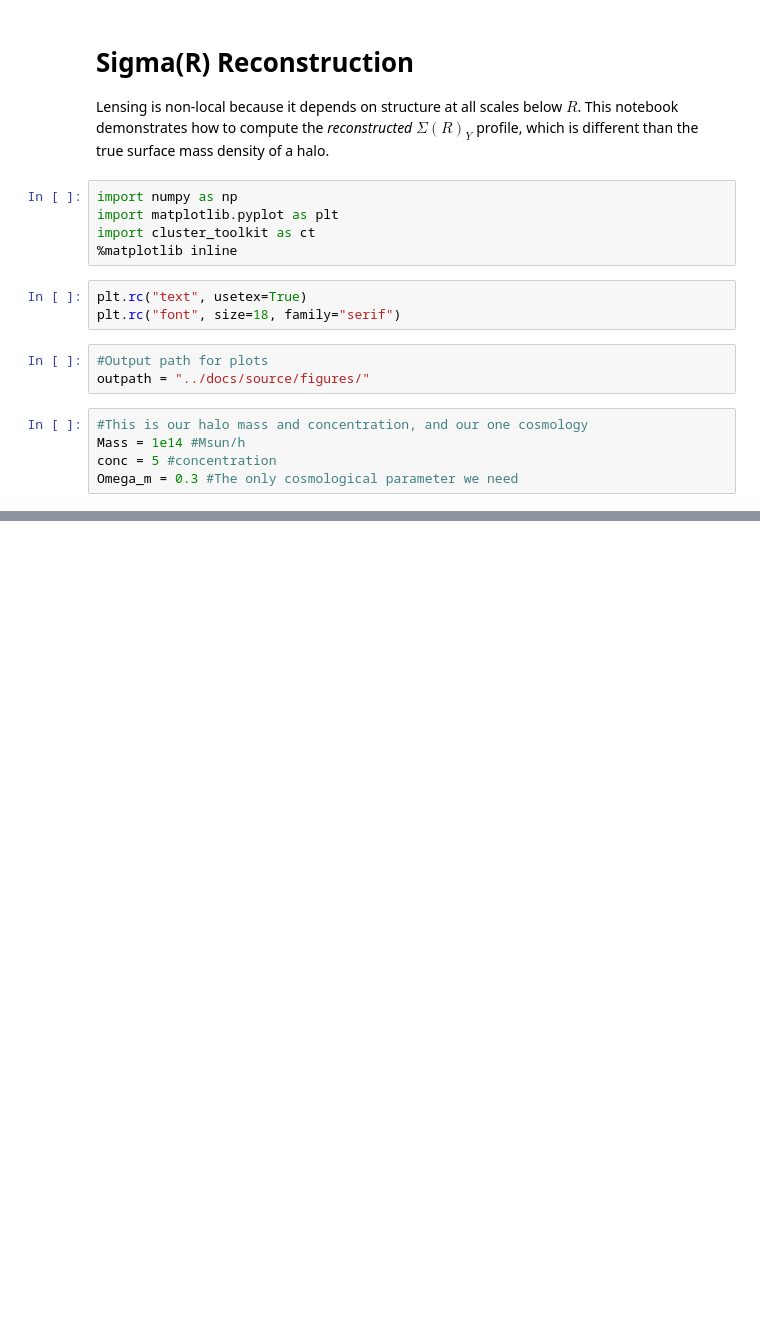
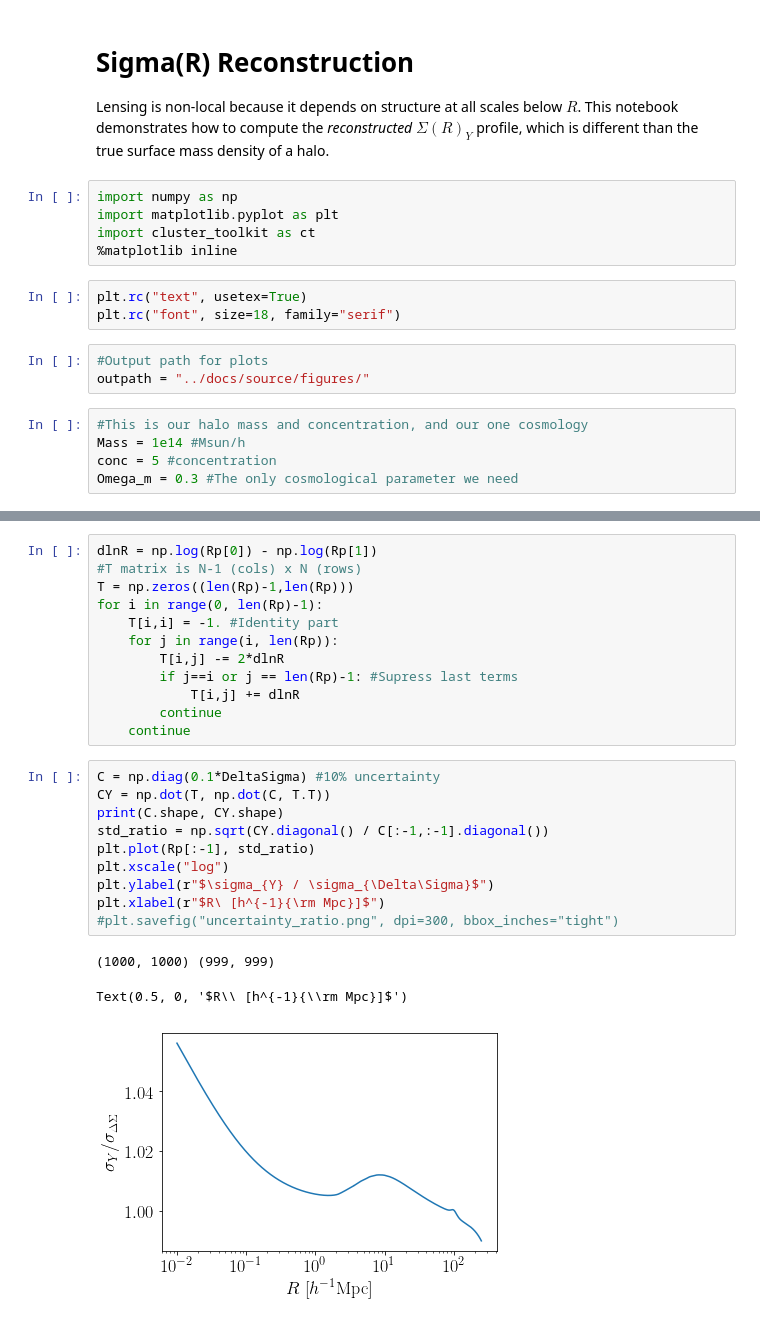
Before and after one commit to tmcclintock/cluster_toolkit, a Jupyter notebook: notebooks/Sigma(R) Reconstruction.ipynb, the cells around one changed output, grey strips where cells are left out. Saved outputs shown, nothing was run; the diff lists cells and outputs as text; blank space fills up the shorter version.

```diff
--- a/notebooks/Sigma(R) Reconstruction.ipynb
+++ b/notebooks/Sigma(R) Reconstruction.ipynb
@@ -40,0 +80,26 @@ plt.legend()
+# %%
+dlnR = np.log(Rp[0]) - np.log(Rp[1])
+#T matrix is N-1 (cols) x N (rows)
+T = np.zeros((len(Rp)-1,len(Rp)))
+for i in range(0, len(Rp)-1):
+    T[i,i] = -1. #Identity part
+    for j in range(i, len(Rp)):
+        T[i,j] -= 2*dlnR
+        if j==i or j == len(Rp)-1: #Supress last terms
+            T[i,j] += dlnR
+        continue
+    continue
+# %%
+C = np.diag(0.1*DeltaSigma) #10% uncertainty
+CY = np.dot(T, np.dot(C, T.T))
+print(C.shape, CY.shape)
+std_ratio = np.sqrt(CY.diagonal() / C[:-1,:-1].diagonal())
+plt.plot(Rp[:-1], std_ratio)
+plt.xscale("log")
+plt.ylabel(r"$\sigma_{Y} / \sigma_{\Delta\Sigma}$")
+plt.xlabel(r"$R\ [h^{-1}{\rm Mpc}]$")
+#plt.savefig("uncertainty_ratio.png", dpi=300, bbox_inches="tight")
+# %% [output]
+(1000, 1000) (999, 999)
+Text(0.5, 0, '$R\\ [h^{-1}{\\rm Mpc}]$')
+[figure, added]
```
Also changed, not shown: parts of 8 cells of this notebook, 3 other files.
